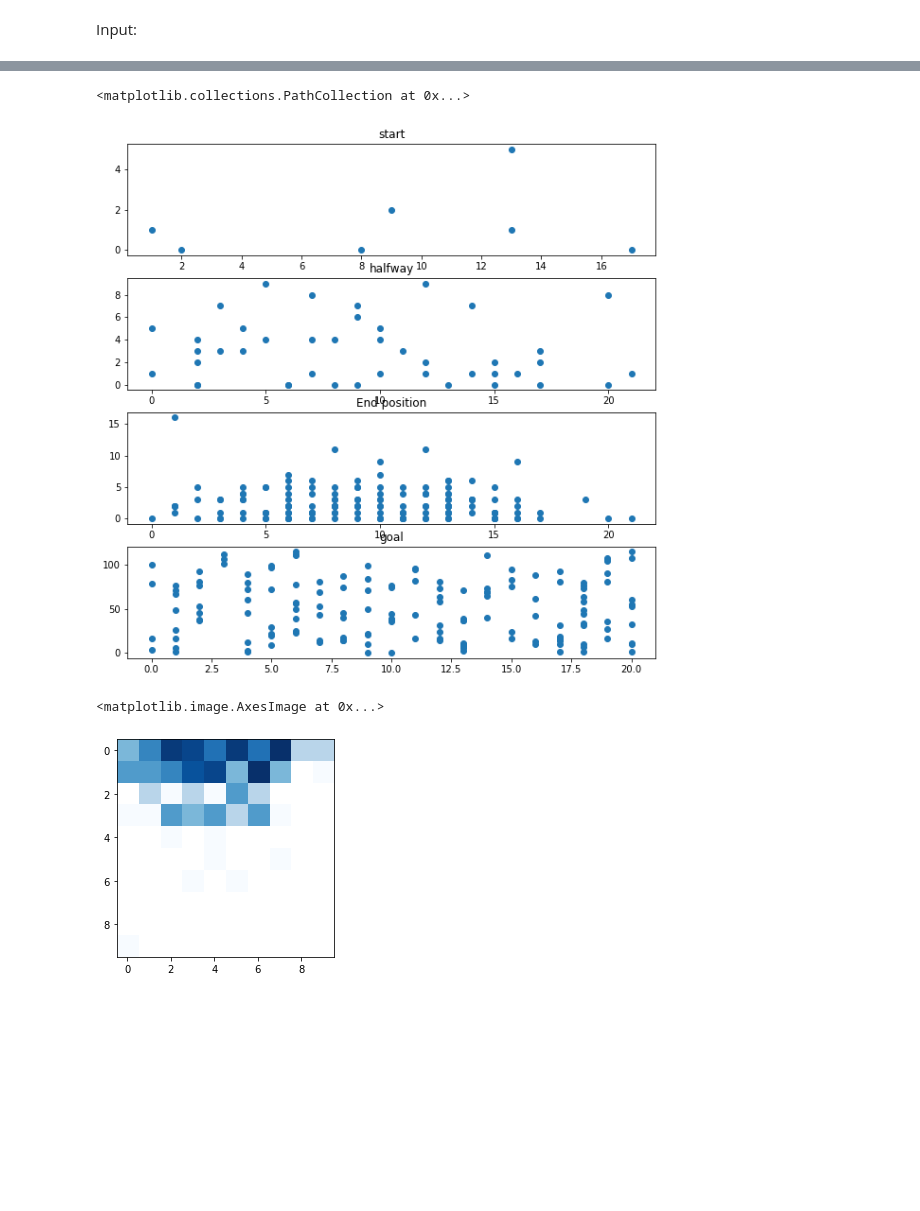
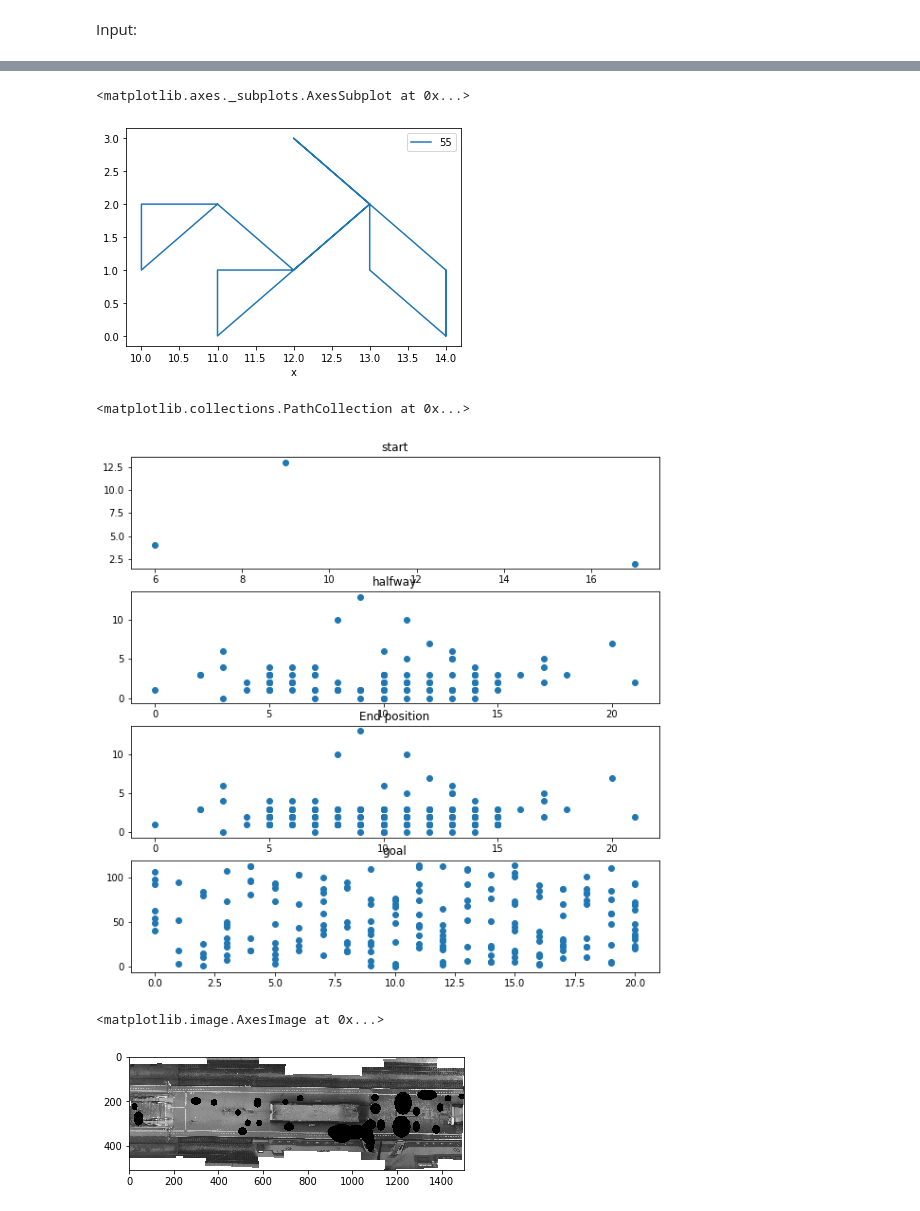
Before and after one commit to nielsvanesseveldt/Sociophysics2, a Jupyter notebook: joined_program.ipynb, the cells around one changed output, grey strips where cells are left out. Cells and saved outputs as stored; diff of their text form; code cells hidden in the pictures; blank space fills up the shorter version.

```diff
--- a/joined_program.ipynb
+++ b/joined_program.ipynb
@@ -4,13 +4,16 @@
 from functions import *
 #from get_field import *
 import numpy as np
+import pandas as pd
 import matplotlib.pyplot as plt
 from matplotlib.colors import LogNorm
+
+img = plt.imread('platform.png')
 # %% [markdown]
 Input:
 # %%
 # Code should run for how many loops:
 run_time = 100
 # Between how many ped should be added per timestamp
-ped_add_min = 1
-ped_add_max = 8
+ped_add_min = 0
+ped_add_max = 4
@@ -19,0 +20,7 @@ plotting_list = []
+# %%
+ped_list = []
+plotting_list = []
+
+df = pd.DataFrame(columns = ['timestamp', 'ped', 'x', 'y'])
+#df.set_index(['timestamp', 'ped'], inplace=True)
+df
@@ -22,15 +31,15 @@ for t in range(0, run_time):
     try:
         ped_list = generate_ped(ped_list, ped_add_min, ped_add_max)
         if t == 0:
-            print('!!')
             first = ped_list.copy()
         if t == int(run_time/2):
             half_way = ped_list.copy()
-        print(ped_list)
         field_list = get_field(ped_list)
         for ped in range(0, len(ped_list)):
+            df = df.append({'timestamp' : t, 'ped': ped, 'x' : ped_list[ped][1][0], 'y' : ped_list[ped][1][1]}, ignore_index=True)
             probabilities = get_prob(ped_list, ped, field_list)
             decided_square = make_decision(probabilities)
             move_ped(ped_list, ped, decided_square)
+
     except:
         pass
@@ -85,3 +66,10 @@ half_way
+# %%
+fig = plt.figure()
+ax  = fig.add_subplot(111)
+df.query('ped == 18').plot('x', 'y', ax=ax, label=str(i))
+# %% [output]
+<matplotlib.axes._subplots.AxesSubplot at 0x...>
+[figure, added]
 # %%
 fig, ax = plt.subplots(4, figsize = (10,10))
 array_first = np.array(first)
@@ -101,14 +89,16 @@ ax[3].set_title('goal')
 ax[3].scatter(x=array_end[:,0,0], y=array_end[:,0,1])
 # %% [output]
 <matplotlib.collections.PathCollection at 0x...>
-[figure, old version]
+[figure, new version]
 # %%
-H, xedges, yedges = np.histogram2d(array[:,1,0], array[:,1,1], bins=(10))
+H, xedges, yedges = np.histogram2d(array_end[:,1,0], array_end[:,1,1], bins=(10))
 H = H.T
+
 fig, ax = plt.subplots()#figsize=(22, 3))
 ax.imshow(H, cmap = 'Blues',norm = LogNorm())
+ax.imshow(img)
 #tight_layout()
 # %% [output]
 <matplotlib.image.AxesImage at 0x...>
-[figure, old version]
+[figure, new version]
 # %%
```
Also changed, not shown: parts of 9 cells of this notebook, 2 other files.
